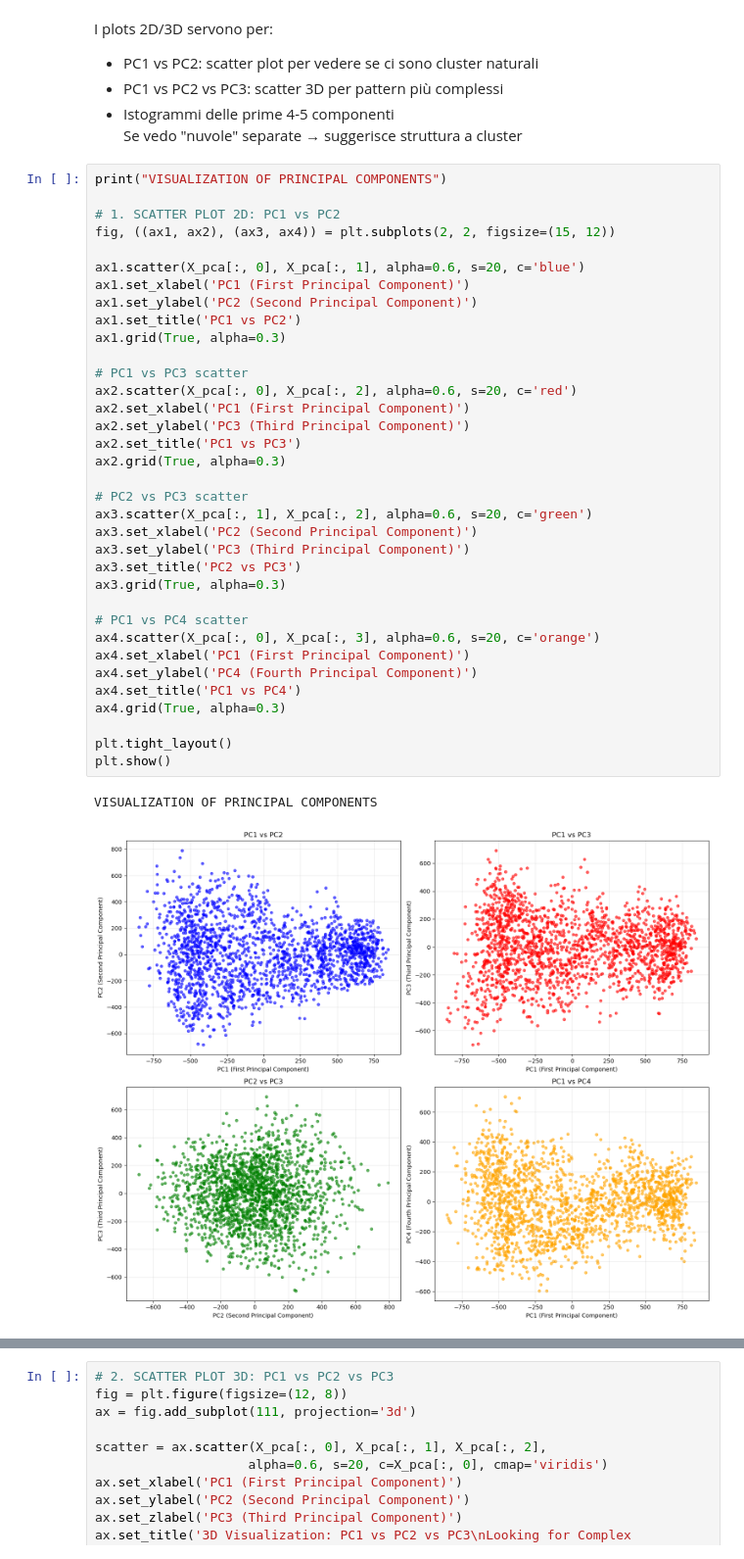
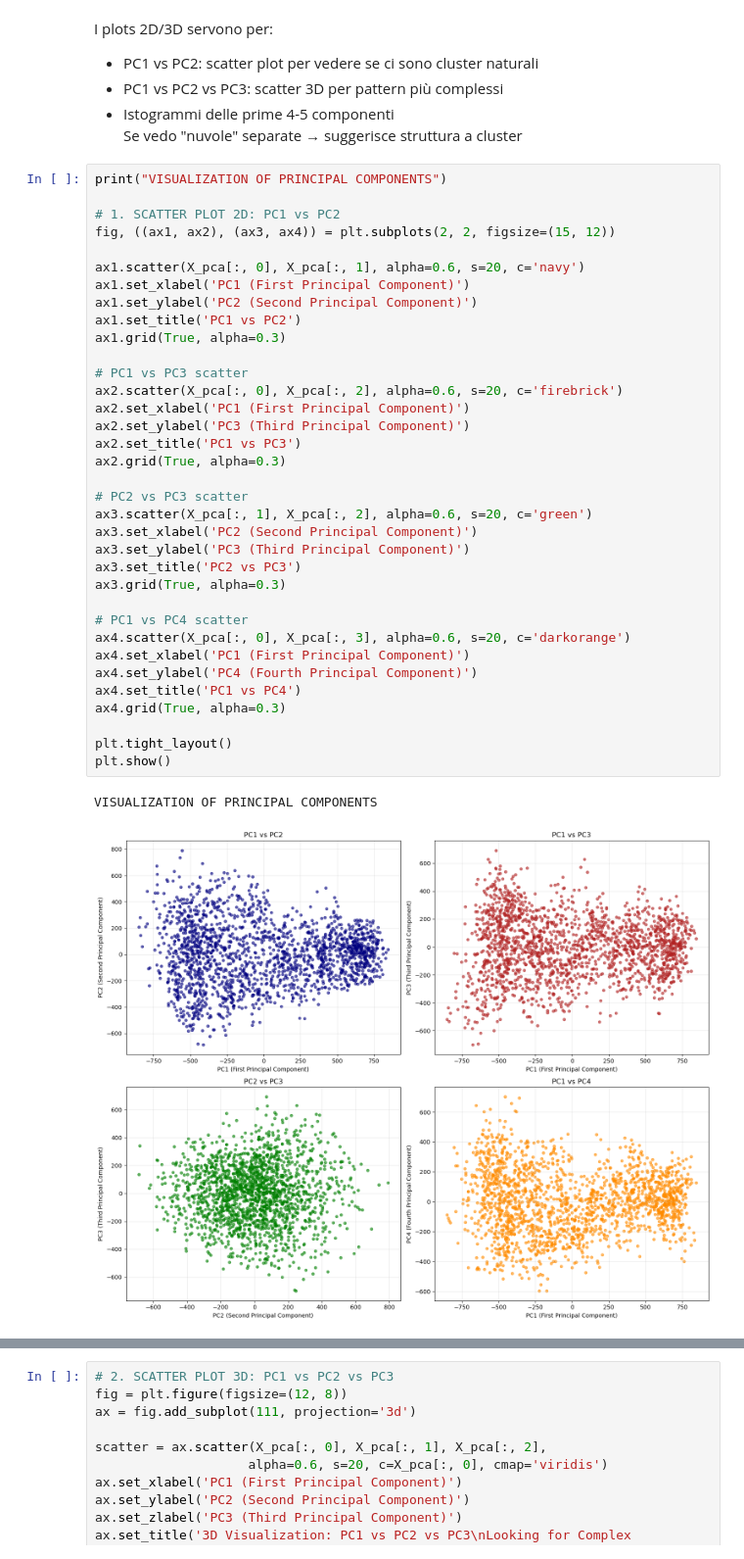
Before and after one commit to EugeniaBoccanera/ArpaV_Internship, a Jupyter notebook: main_64.ipynb, the cells around one changed output, grey strips where cells are left out. Shown at 98% size. Saved outputs shown, nothing was run; the diff lists cells and outputs as text.

```diff
--- a/main_64.ipynb
+++ b/main_64.ipynb
@@ -537,35 +537,35 @@ print("VISUALIZATION OF PRINCIPAL COMPONENTS")
 # 1. SCATTER PLOT 2D: PC1 vs PC2
 fig, ((ax1, ax2), (ax3, ax4)) = plt.subplots(2, 2, figsize=(15, 12))
 
-ax1.scatter(X_pca[:, 0], X_pca[:, 1], alpha=0.6, s=20, c='blue')
+ax1.scatter(X_pca[:, 0], X_pca[:, 1], alpha=0.6, s=20, c='navy')
 ax1.set_xlabel('PC1 (First Principal Component)')
 ax1.set_ylabel('PC2 (Second Principal Component)')
 ax1.set_title('PC1 vs PC2')
 ax1.grid(True, alpha=0.3)
 
 # PC1 vs PC3 scatter
-ax2.scatter(X_pca[:, 0], X_pca[:, 2], alpha=0.6, s=20, c='red')
+ax2.scatter(X_pca[:, 0], X_pca[:, 2], alpha=0.6, s=20, c='firebrick')
 ax2.set_xlabel('PC1 (First Principal Component)')
 ax2.set_ylabel('PC3 (Third Principal Component)')
 ax2.set_title('PC1 vs PC3')
 ax2.grid(True, alpha=0.3)
 
 # PC2 vs PC3 scatter
 ax3.scatter(X_pca[:, 1], X_pca[:, 2], alpha=0.6, s=20, c='green')
 ax3.set_xlabel('PC2 (Second Principal Component)')
 ax3.set_ylabel('PC3 (Third Principal Component)')
 ax3.set_title('PC2 vs PC3')
 ax3.grid(True, alpha=0.3)
 
 # PC1 vs PC4 scatter
-ax4.scatter(X_pca[:, 0], X_pca[:, 3], alpha=0.6, s=20, c='orange')
+ax4.scatter(X_pca[:, 0], X_pca[:, 3], alpha=0.6, s=20, c='darkorange')
 ax4.set_xlabel('PC1 (First Principal Component)')
 ax4.set_ylabel('PC4 (Fourth Principal Component)')
 ax4.set_title('PC1 vs PC4')
 ax4.grid(True, alpha=0.3)
 
 plt.tight_layout()
 plt.show()
 # %% [output]
 VISUALIZATION OF PRINCIPAL COMPONENTS
-[figure, old version]
+[figure, new version]
```
Also changed, not shown: parts of 2 cells of this notebook.
